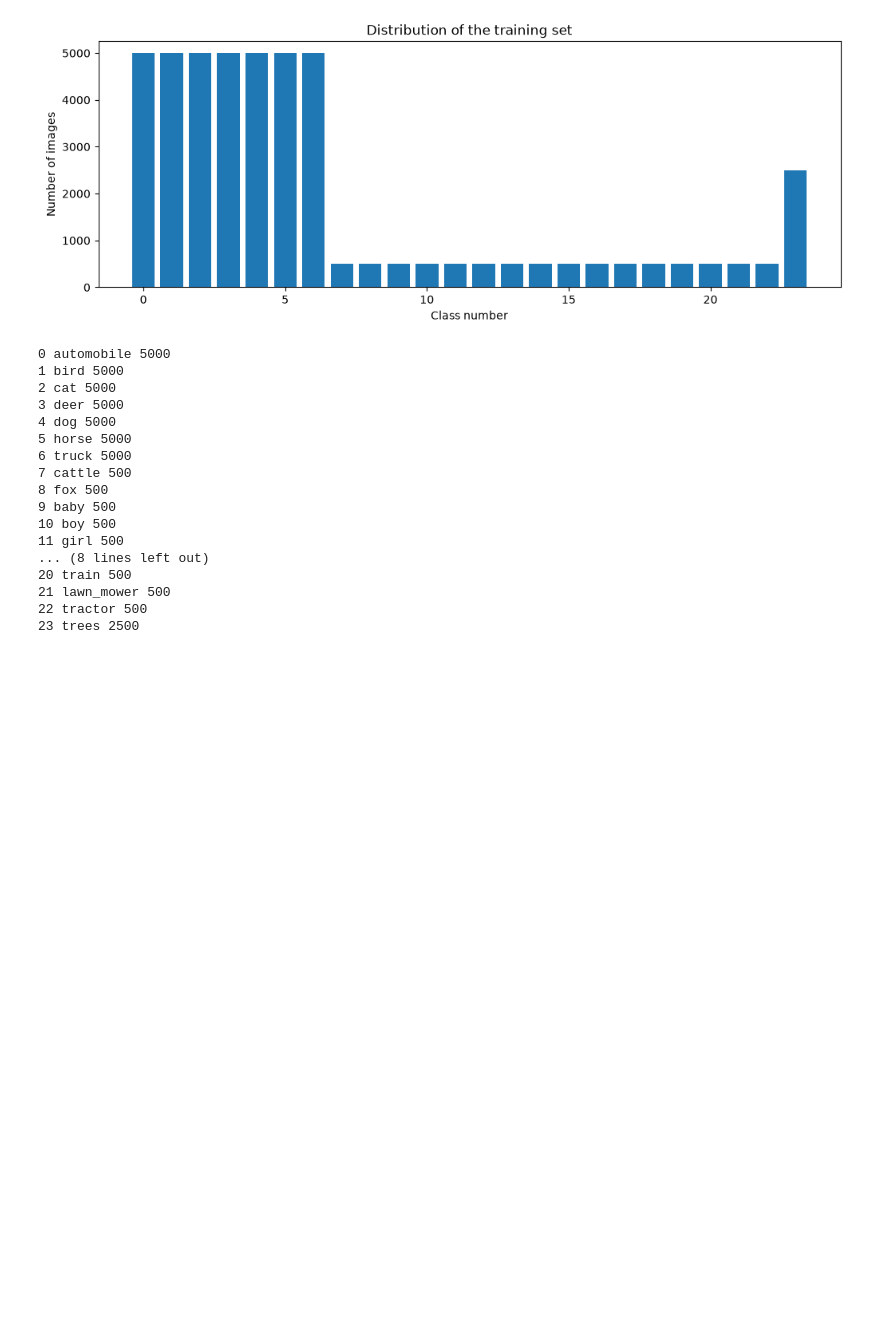
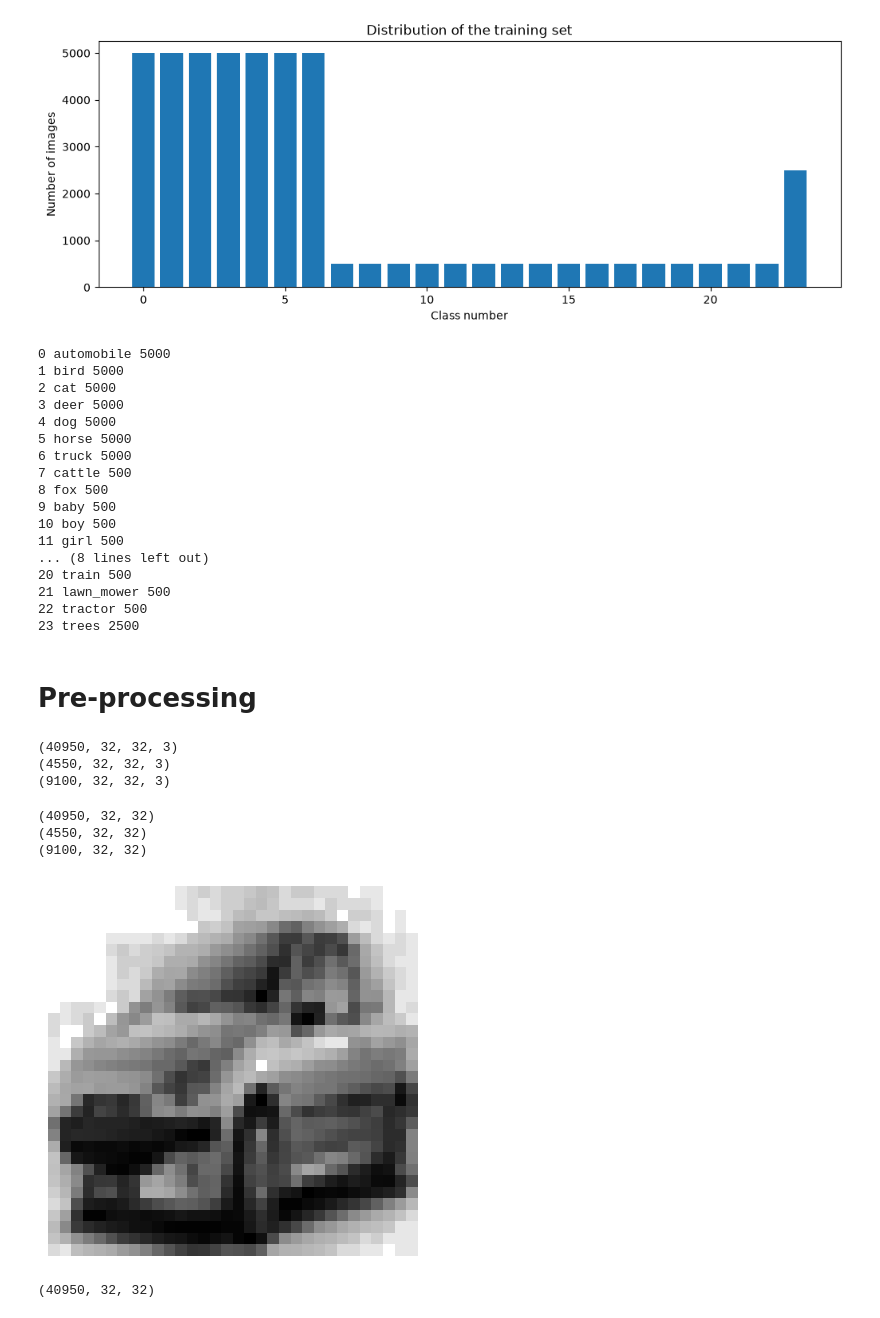
Before and after one commit to HenriqueJoanoni/st_ca1_josehenrique_joanoni, a Jupyter notebook: ca1.ipynb, the cells around one changed output. Cells and saved outputs as stored; diff of their text form; code cells hidden in the pictures; blank space fills up the shorter version.

```diff
--- a/ca1.ipynb
+++ b/ca1.ipynb
@@ -215,3 +215,75 @@ for class_id, name in enumerate(class_names):
 21 lawn_mower 500
 22 tractor 500
 23 trees 2500
+# %% [markdown]
+# Pre-processing
+# %%
+np.random.seed(0)
+
+X_train, y_train = combine_datasets(x10_train, y10_train, x100_train, y100_fine_train, y100_coarse_train)
+X_test, y_test = combine_datasets(x10_test, y10_test, x100_test, y100_fine_test, y100_coarse_test)
+
+indexes = np.random.permutation(len(X_train))
+X_train = X_train[indexes]
+y_train = y_train[indexes]
+
+num_val = int(len(X_train) * 0.1)
+X_val, y_val = X_train[:num_val], y_train[:num_val]
+X_train, y_train = X_train[num_val:], y_train[num_val:]
+
+assert(X_train.shape[0] == y_train.shape[0]), "The number of training images does not match the number of labels"
+assert(X_val.shape[0] == y_val.shape[0]), "The number of validation images does not match the number of labels"
+assert(X_test.shape[0] == y_test.shape[0]), "The number of test images does not match the number of labels"
+
+print(X_train.shape)
+print(X_val.shape)
+print(X_test.shape)
+# %% [output]
+(40950, 32, 32, 3)
+(4550, 32, 32, 3)
+(9100, 32, 32, 3)
+# %%
+import cv2
+
+def preprocessing(img):
+    img = grayscale(img)
+    img = equalize(img)
+    img = img/255
+    return img
+
+def grayscale(img):
+    return cv2.cvtColor(img, cv2.COLOR_RGB2GRAY)
+
+def equalize(img):
+    return cv2.equalizeHist(img)
+
+def apply_preprocessing(X_train, X_val, X_test):
+    X_train = np.array(list(map(preprocessing, X_train)))
+    X_val = np.array(list(map(preprocessing, X_val)))
+    X_test = np.array(list(map(preprocessing, X_test)))
+    return X_train, X_val, X_test
+
+assert(X_train.shape[1:] == (32, 32, 3)), "Images are already pre-processed: re-run the split cell first"
+X_train, X_val, X_test = apply_preprocessing(X_train, X_val, X_test)
+
+assert(X_train.shape[1:] == (32, 32)), "Pre-processed images should be 32 x 32"
+assert(X_train.min() >= 0 and X_train.max() <= 1), "Pixel values should be scaled to the range 0-1"
+print(X_train.shape)
+print(X_val.shape)
+print(X_test.shape)
+# %% [output]
+(40950, 32, 32)
+(4550, 32, 32)
+(9100, 32, 32)
+# %%
+def examine_random_training_image_after_preprocessing(X_train):
+    plt.imshow(X_train[np.random.randint(0, len(X_train) - 1)], cmap=plt.get_cmap("gray"))
+    plt.axis("off")
+    plt.show()
+    print(X_train.shape)
+
+
+examine_random_training_image_after_preprocessing(X_train)
+# %% [output]
+[figure, added]
+(40950, 32, 32)
```
Also changed, not shown: parts of 2 cells of this notebook.
